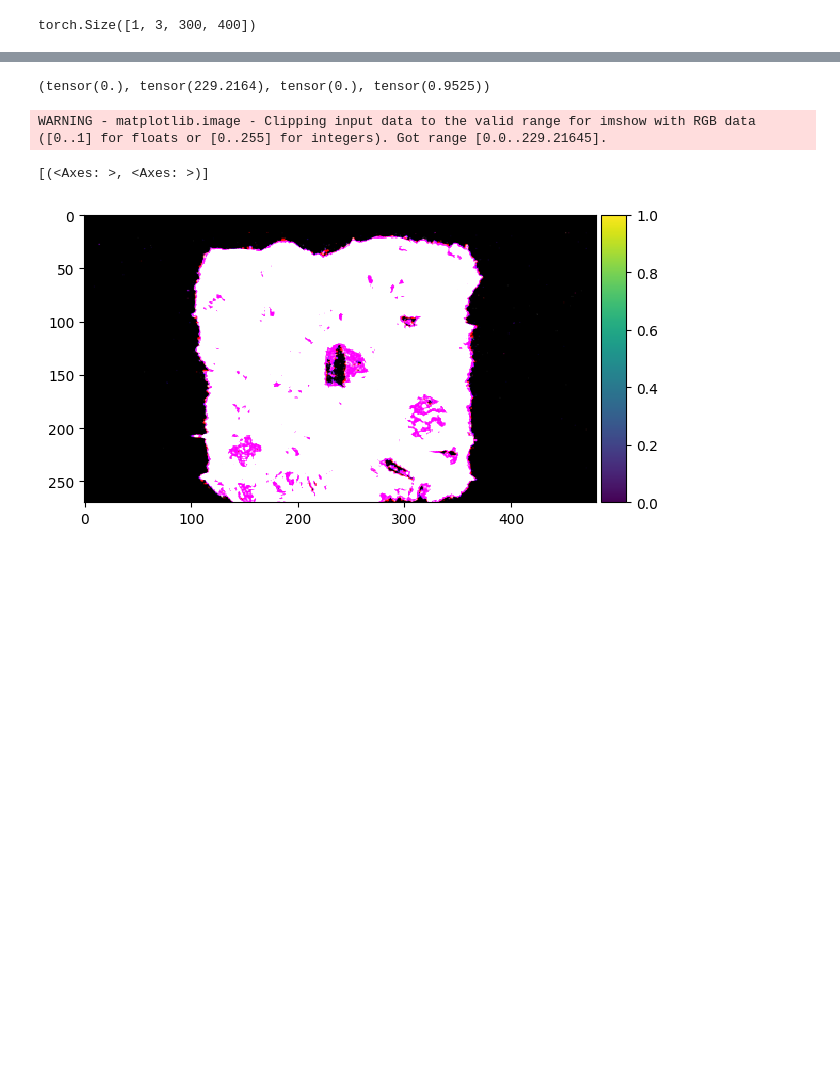
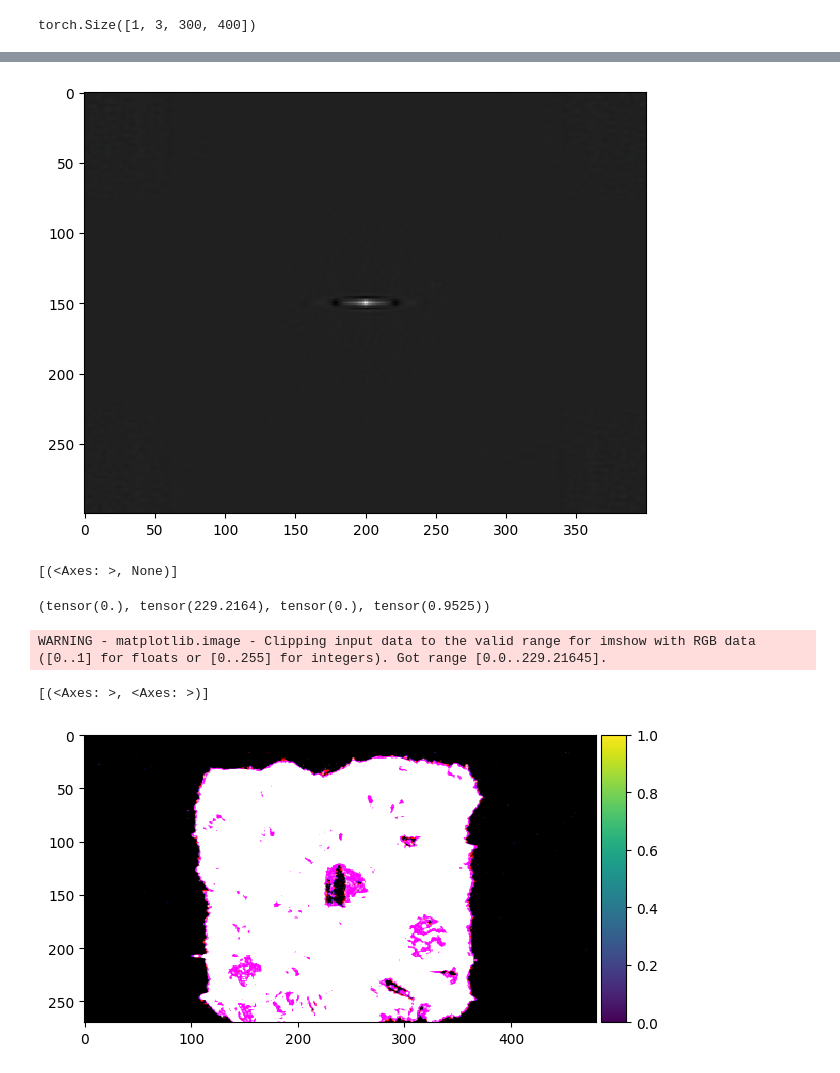
Before and after one commit to gevana/PhoCoLens, a Jupyter notebook: SVDeconv/test_weiner.ipynb, the cells around one changed output, grey strips where cells are left out. Drawn from its saved outputs; the diff is of its cells as text; code cells hidden in the pictures; blank space fills up the shorter version.

```diff
--- a/SVDeconv/test_weiner.ipynb
+++ b/SVDeconv/test_weiner.ipynb
@@ -364,3 +383,8 @@ myim(fft_output_vis,torch2np=True)
+# %%
+myim(fft_output_vis,torch2np=True)
+# %% [output]
+[figure, added]
+[(<Axes: >, None)]
 # %%
 psf1.min(),psf1.max(),psf2.min(),psf2.max()
 # %% [output]
```
Also changed, not shown: parts of 18 cells of this notebook, 2 other files.
